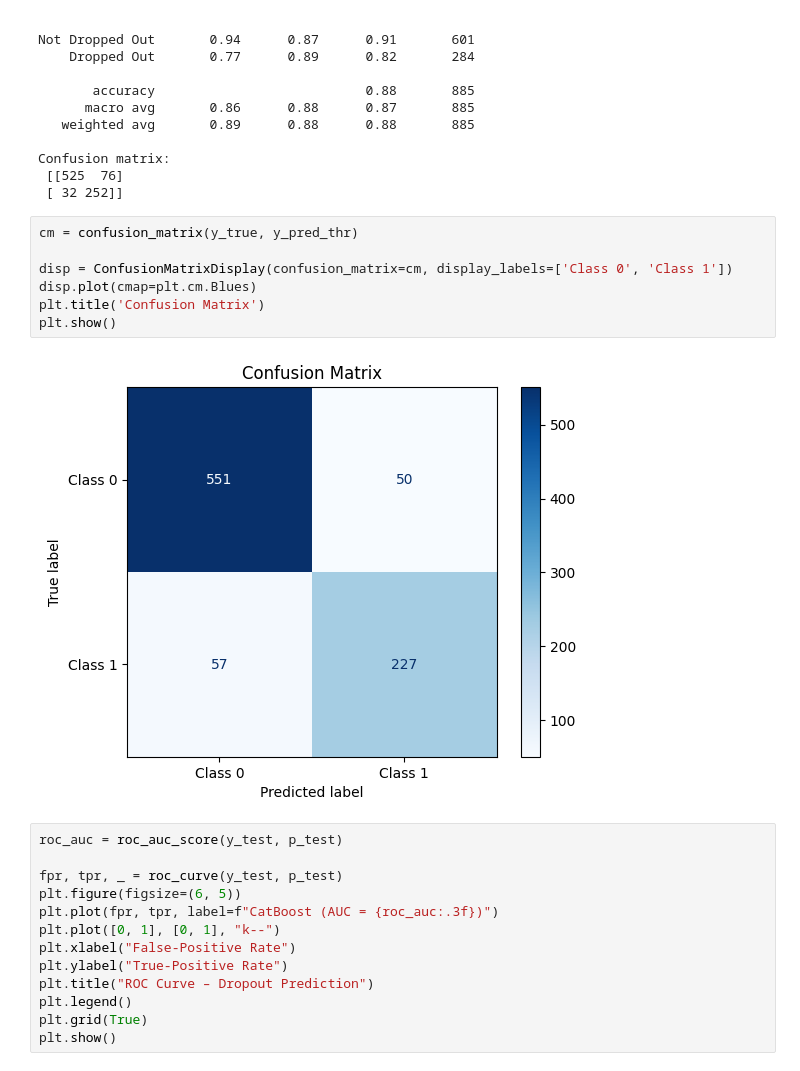
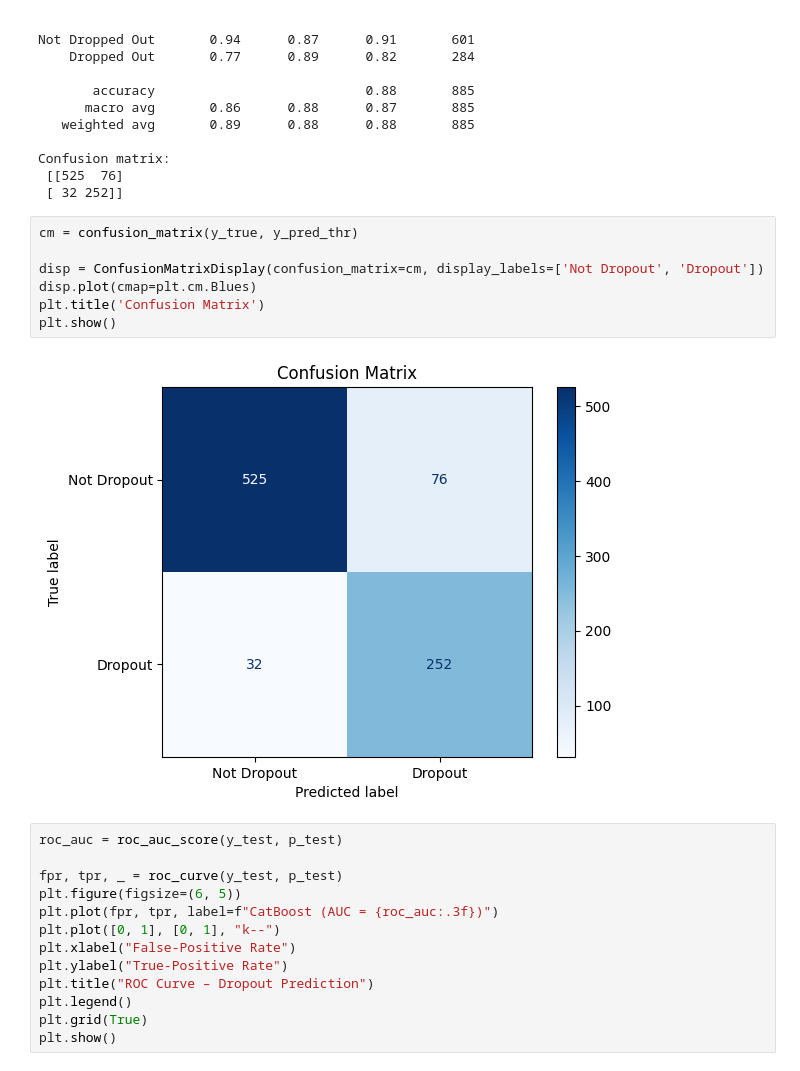
Before and after one commit to williamsaether/Student-Dropout-Prediction, a Jupyter notebook: runoff_catboost.ipynb, the cells around one changed output. Saved outputs shown, nothing was run; the diff lists cells and outputs as text.

Commit message:
Update confusion matrix

```diff
--- a/runoff_catboost.ipynb
+++ b/runoff_catboost.ipynb
@@ -540,12 +540,12 @@ Confusion matrix:
 # %%
 cm = confusion_matrix(y_true, y_pred_thr)
 
-disp = ConfusionMatrixDisplay(confusion_matrix=cm, display_labels=['Class 0', 'Class 1'])
+disp = ConfusionMatrixDisplay(confusion_matrix=cm, display_labels=['Not Dropout', 'Dropout'])
 disp.plot(cmap=plt.cm.Blues)
 plt.title('Confusion Matrix')
 plt.show()
 # %% [output]
-[figure, old version]
+[figure, new version]
 # %%
 roc_auc = roc_auc_score(y_test, p_test)
 
```
